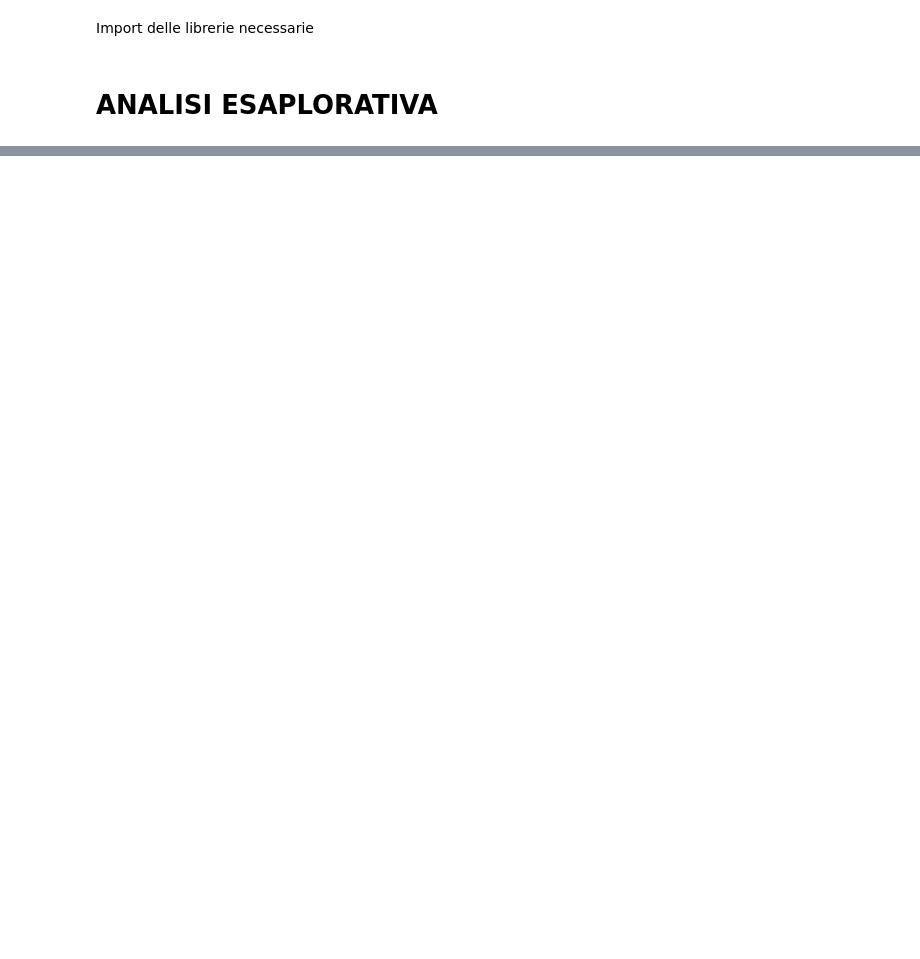
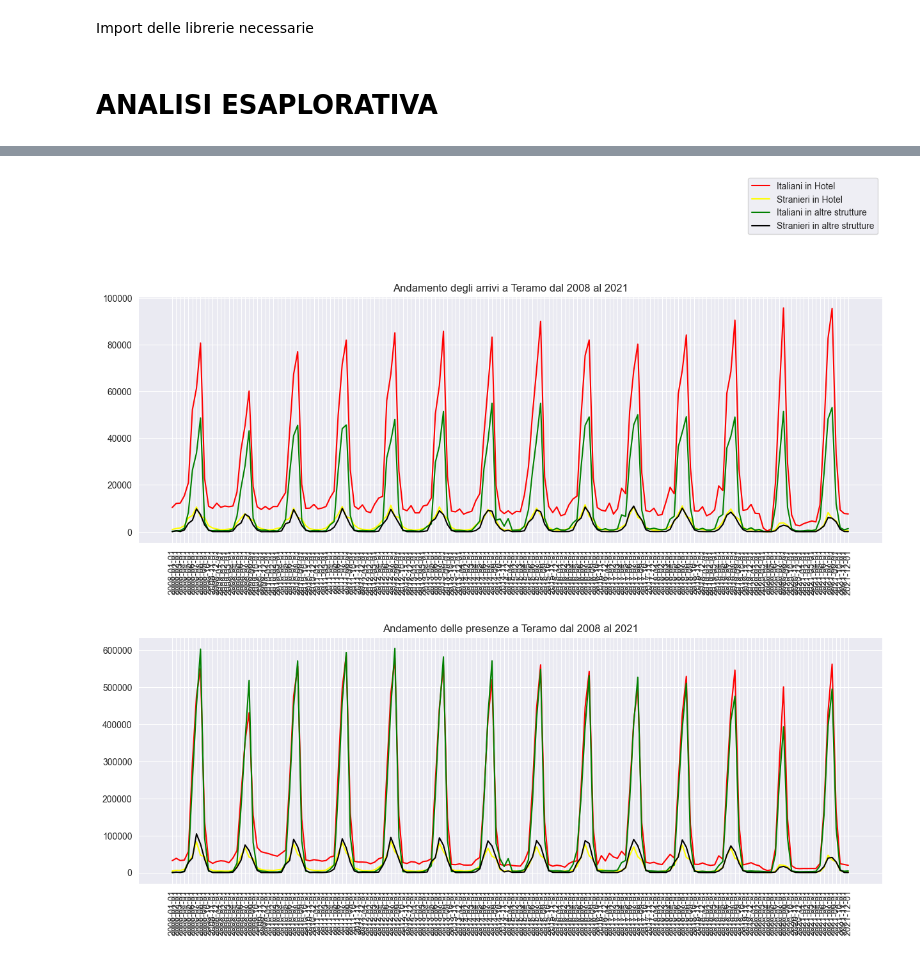
Before and after one commit to FedericoFornone/Laboratorio_Integrato, a Jupyter notebook: data_analysis/eda_province.ipynb, the cells around one changed output, grey strips where cells are left out. Cells and saved outputs as stored; diff of their text form; code cells hidden in the pictures; blank space fills up the shorter version.

```diff
--- a/data_analysis/eda_province.ipynb
+++ b/data_analysis/eda_province.ipynb
@@ -191,0 +101,24 @@ ModuleNotFoundError: No module named 'skforecast'
+# %%
+plt.figure(figsize=(15,5))
+plt.xticks(rotation=90)
+arrivals_teramo = Plot(mask_ter_hotel_ita.Date.size, mask_ter_hotel_ita['Arrivals'].size)
+arrivals_teramo.tracciato(mask_ter_hotel_ita.Date, mask_ter_hotel_ita['Arrivals'], "Italiani in Hotel", "red")
+arrivals_teramo.tracciato(mask_ter_hotel_ita.Date, mask_ter_hotel_ext['Arrivals'], "Stranieri in Hotel", "yellow")
+arrivals_teramo.tracciato(mask_ter_hotel_ita.Date, mask_ter_nothotel_ita['Arrivals'], "Italiani in altre strutture", "green")
+arrivals_teramo.tracciato(mask_ter_hotel_ita.Date, mask_ter_nothotel_ext['Arrivals'], "Stranieri in altre strutture", "black")
+plt.title("Andamento degli arrivi a Teramo dal 2008 al 2021")
+plt.legend(bbox_to_anchor=(1, 1.50))
+plt.show()
+
+plt.figure(figsize=(15,5))
+plt.xticks(rotation=90)
+attendance_teramo = Plot(mask_ter_hotel_ita.Date.size, mask_ter_hotel_ita['Attendance'].size)
+attendance_teramo.tracciato(mask_ter_hotel_ita.Date, mask_ter_hotel_ita['Attendance'], "Italiani in Hotel", "red")
+attendance_teramo.tracciato(mask_ter_hotel_ita.Date, mask_ter_hotel_ext['Attendance'], "Stranieri in Hotel", "yellow")
+attendance_teramo.tracciato(mask_ter_hotel_ita.Date, mask_ter_nothotel_ita['Attendance'], "Italiani in altre strutture", "green")
+attendance_teramo.tracciato(mask_ter_hotel_ita.Date, mask_ter_nothotel_ext['Attendance'], "Stranieri in altre strutture", "black")
+plt.title("Andamento delle presenze a Teramo dal 2008 al 2021")
+plt.show()
+# %% [output]
+[figure, added]
+[figure, added]
```
Also changed, not shown: parts of 14 cells of this notebook, 1 other file.
